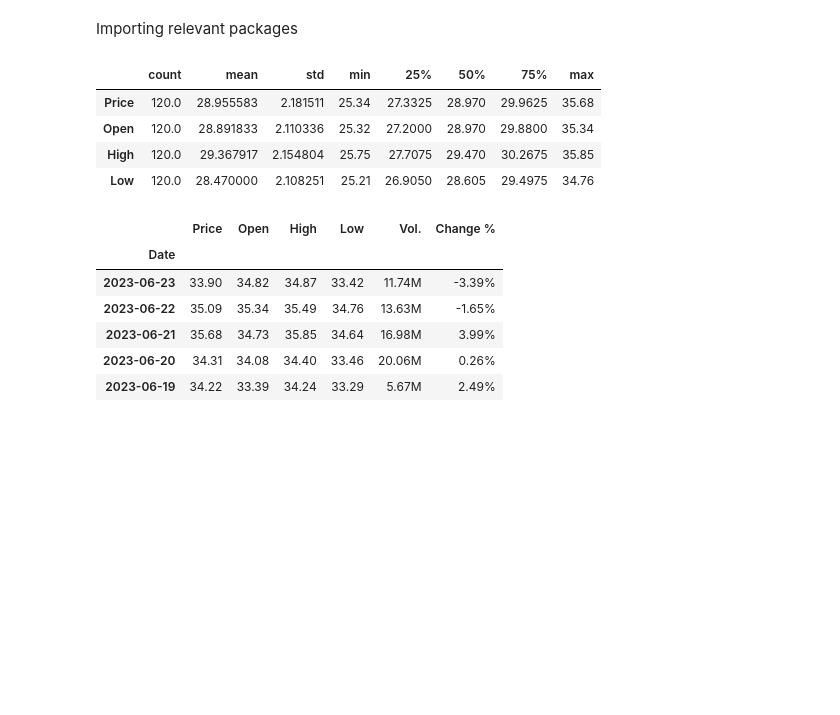
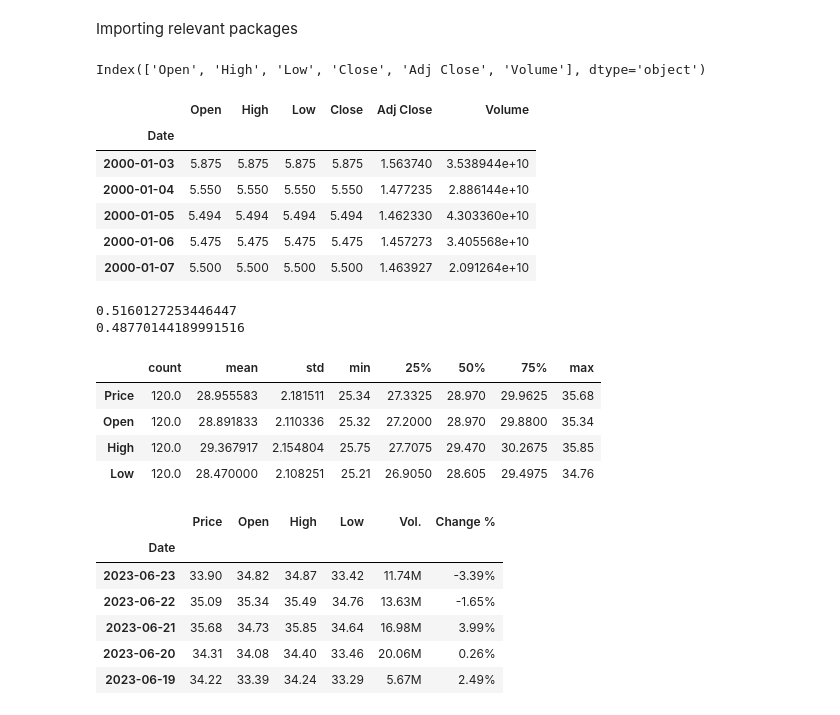
Before and after one commit to up841068/petropredict, a Jupyter notebook: notebook.ipynb, the cells around one changed output. Drawn from its saved outputs; the diff is of its cells as text; code cells hidden in the pictures; blank space fills up the shorter version.

```diff
--- a/notebook.ipynb
+++ b/notebook.ipynb
@@ -18,6 +20,49 @@ from statsmodels.tsa.seasonal import seasonal_decompose
 from dateutil.parser import parse
 
 import matplotlib.pyplot as plt
+# %%
+df.columns
+# %% [output]
+Index(['Open', 'High', 'Low', 'Close', 'Adj Close', 'Volume'], dtype='object')
+# %%
+df.head()
+# %% [output]
+|  | Open | High | Low | Close | Adj Close | Volume |
+| Date |  |  |  |  |  |  |
+| 2000-01-03 | 5.875 | 5.875 | 5.875 | 5.875 | 1.563740 | 3.538944e+10 |
+| 2000-01-04 | 5.550 | 5.550 | 5.550 | 5.550 | 1.477235 | 2.886144e+10 |
+| 2000-01-05 | 5.494 | 5.494 | 5.494 | 5.494 | 1.462330 | 4.303360e+10 |
+| 2000-01-06 | 5.475 | 5.475 | 5.475 | 5.475 | 1.457273 | 3.405568e+10 |
+| 2000-01-07 | 5.500 | 5.500 | 5.500 | 5.500 | 1.463927 | 2.091264e+10 |
+# %%
+df = pd.read_csv('data/PETR4.SA.csv', parse_dates=['Date'], index_col='Date')
+df["Diff"] = df.Close.diff()
+df["SMA_2"] = df.Close.rolling(2).mean()
+df["Force_Index"] = df["Close"] * df["Volume"]
+df["y"] = df["Diff"].apply(lambda x: 1 if x > 0 else 0).shift(-1)
+
+df = df.drop(["Open", "High", "Low", "Close", "Volume", "Diff", "Adj Close"], axis=1).dropna()
+
+
+
+X = df.drop(["y"], axis=1).values
+y = df["y"].values
+X_train, X_test, y_train, y_test = train_test_split(
+   X,
+   y,
+   test_size=0.2,
+   shuffle=False,
+)
+clf = make_pipeline(StandardScaler(), MLPClassifier(random_state=0, shuffle=False))
+clf.fit(X_train, y_train)
+
+y_pred = clf.predict(X_test)
+y_train_pred = clf.predict(X_train)
+print(accuracy_score(y_train, y_train_pred))
+print(accuracy_score(y_test, y_pred))
+# %% [output]
+0.5160127253446447
+0.48770144189991516
 # %%
 df = pd.read_csv('data/petro.csv', parse_dates=['Date'], index_col='Date')
 df.describe().T
```
Also changed, not shown: parts of 1 cell of this notebook, 1 other file.
